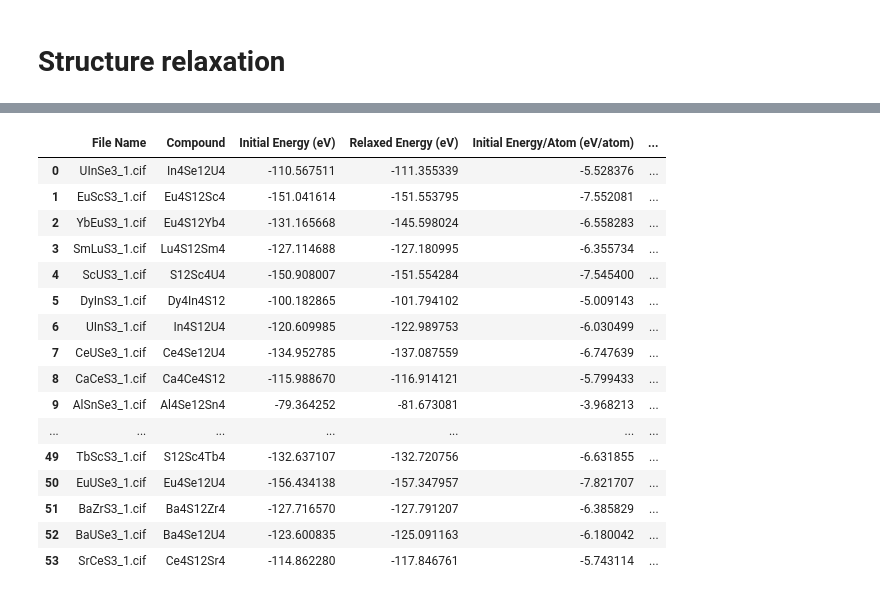
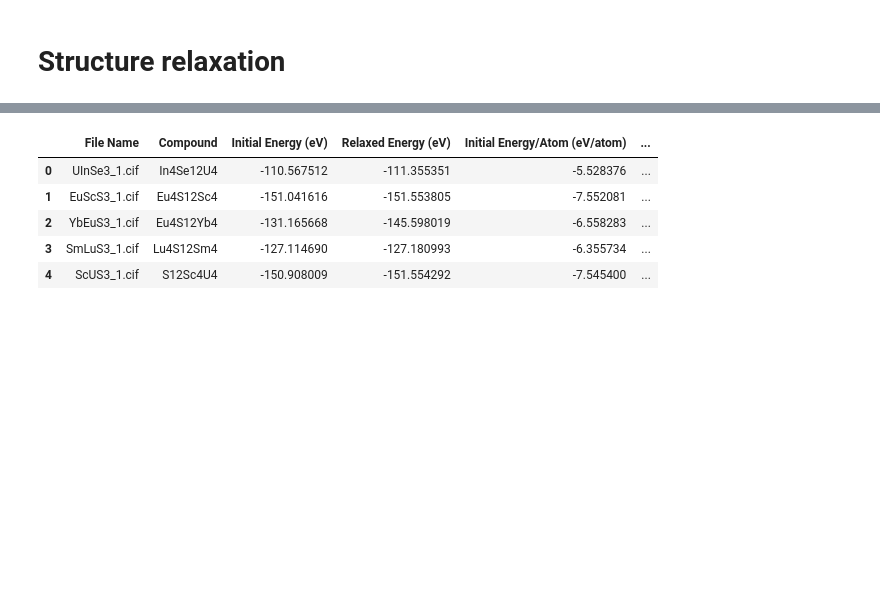
Before and after one commit to GarzonDiegoFEUP/chalcogenide-perovskite-screening, a Jupyter notebook: notebooks/2_1_StructureRelaxation.ipynb, the cells around one changed output, grey strips where cells are left out. Cells and saved outputs as stored; diff of their text form; code cells hidden in the pictures; blank space fills up the shorter version.

Commit message:
relax structures and comparision

```diff
--- a/notebooks/2_1_StructureRelaxation.ipynb
+++ b/notebooks/2_1_StructureRelaxation.ipynb
@@ -90,7 +100,9 @@ def relax_cif_structure(cif_filepath):
 
     # 5. Save the relaxed chalcogenide perovskite
     base_name = os.path.basename(cif_filepath)
-    output_filename = f"relaxed_{base_name}"
+    output_dir = "data/crystaLLM/relaxed_cif_files"
+    os.makedirs(output_dir, exist_ok=True)
+    output_filename = f"{output_dir}/{base_name}"
     ase.io.write(output_filename, atoms)
 
     relaxed_energy = atoms.get_potential_energy()
@@ -106,7 +122,7 @@ Model loaded successfully!
 import pandas as pd
 import glob
 
-cif_directory = "data/cif_files"
+cif_directory = "data/crystaLLM/cif_files"
 cif_files = glob.glob(os.path.join(cif_directory, "*.cif"))
 
 results = []
@@ -153,21 +169,10 @@ FIRE:    8 19:43:03     -111.134731        0.271345
 # %%
 df_results['Energy Reduction/Atom (eV/atom)'] = df_results['Initial Energy/Atom (eV/atom)'] - df_results['Relaxed Energy/Atom (eV/atom)']
-df_results
+df_results.head()
 # %% [output]
 |  | File Name | Compound | Initial Energy (eV) | Relaxed Energy (eV) | Initial Energy/Atom (eV/atom) | ... |
-| 0 | UInSe3_1.cif | In4Se12U4 | -110.567511 | -111.355339 | -5.528376 | ... |
-| 1 | EuScS3_1.cif | Eu4S12Sc4 | -151.041614 | -151.553795 | -7.552081 | ... |
-| 2 | YbEuS3_1.cif | Eu4S12Yb4 | -131.165668 | -145.598024 | -6.558283 | ... |
-| 3 | SmLuS3_1.cif | Lu4S12Sm4 | -127.114688 | -127.180995 | -6.355734 | ... |
-| 4 | ScUS3_1.cif | S12Sc4U4 | -150.908007 | -151.554284 | -7.545400 | ... |
-| 5 | DyInS3_1.cif | Dy4In4S12 | -100.182865 | -101.794102 | -5.009143 | ... |
-| 6 | UInS3_1.cif | In4S12U4 | -120.609985 | -122.989753 | -6.030499 | ... |
-| 7 | CeUSe3_1.cif | Ce4Se12U4 | -134.952785 | -137.087559 | -6.747639 | ... |
-| 8 | CaCeS3_1.cif | Ca4Ce4S12 | -115.988670 | -116.914121 | -5.799433 | ... |
-| 9 | AlSnSe3_1.cif | Al4Se12Sn4 | -79.364252 | -81.673081 | -3.968213 | ... |
-| ... | ... | ... | ... | ... | ... | ... |
-| 49 | TbScS3_1.cif | S12Sc4Tb4 | -132.637107 | -132.720756 | -6.631855 | ... |
-| 50 | EuUSe3_1.cif | Eu4Se12U4 | -156.434138 | -157.347957 | -7.821707 | ... |
-| 51 | BaZrS3_1.cif | Ba4S12Zr4 | -127.716570 | -127.791207 | -6.385829 | ... |
-| 52 | BaUSe3_1.cif | Ba4Se12U4 | -123.600835 | -125.091163 | -6.180042 | ... |
-| 53 | SrCeS3_1.cif | Ce4S12Sr4 | -114.862280 | -117.846761 | -5.743114 | ... |
+| 0 | UInSe3_1.cif | In4Se12U4 | -110.567512 | -111.355351 | -5.528376 | ... |
+| 1 | EuScS3_1.cif | Eu4S12Sc4 | -151.041616 | -151.553805 | -7.552081 | ... |
+| 2 | YbEuS3_1.cif | Eu4S12Yb4 | -131.165668 | -145.598019 | -6.558283 | ... |
+| 3 | SmLuS3_1.cif | Lu4S12Sm4 | -127.114690 | -127.180993 | -6.355734 | ... |
+| 4 | ScUS3_1.cif | S12Sc4U4 | -150.908009 | -151.554292 | -7.545400 | ... |
```
Also changed, not shown: parts of 12 cells of this notebook, 1 other file.
